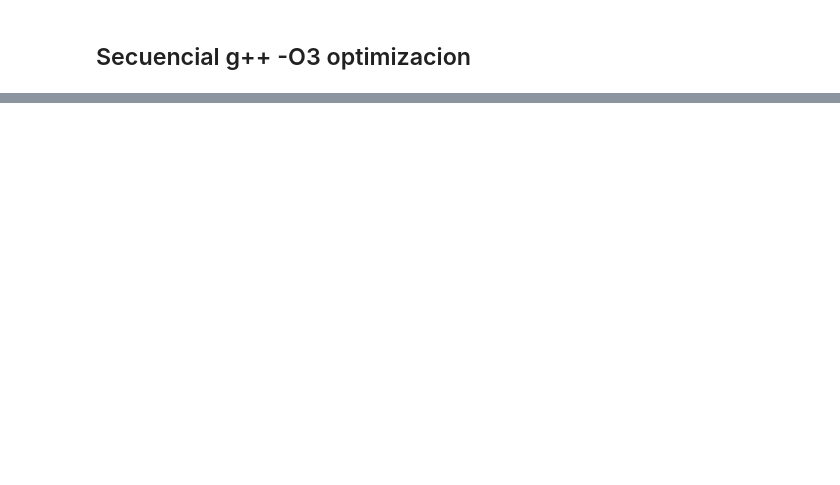
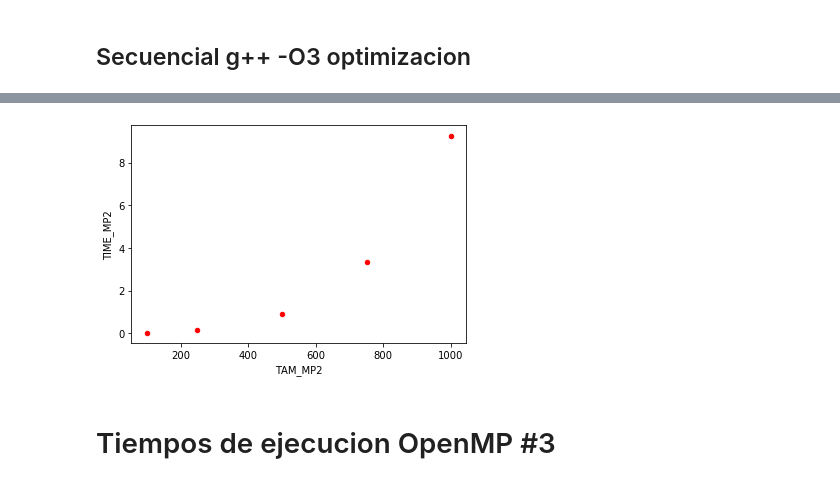
Before and after one commit to laurasgm/HPC-openMP, a Jupyter notebook: taller.ipynb, the cells around one changed output, grey strips where cells are left out. Cells and saved outputs as stored; diff of their text form; code cells hidden in the pictures; blank space fills up the shorter version.

```diff
--- a/taller.ipynb
+++ b/taller.ipynb
@@ -77,0 +110,3 @@ plt.show()
+# %%
+datos = pd.read_csv("datos_openMP_2.txt")
+datos.head()
@@ -77,0 +120,4 @@ plt.show()
+# %%
+datMP2 = datos.groupby(["TAM_MP2"]).mean()
+datMP2.reset_index(level=0,inplace=True)
+datMP2
@@ -77,0 +131,7 @@ plt.show()
+# %%
+datMP2.plot(kind='scatter',x='TAM_MP2',y='TIME_MP2',color='red')
+plt.show()
+# %% [output]
+[figure, added]
+# %% [markdown]
+# Tiempos de ejecucion OpenMP #3
```
Also changed, not shown: parts of 17 cells of this notebook, 6 other files.
